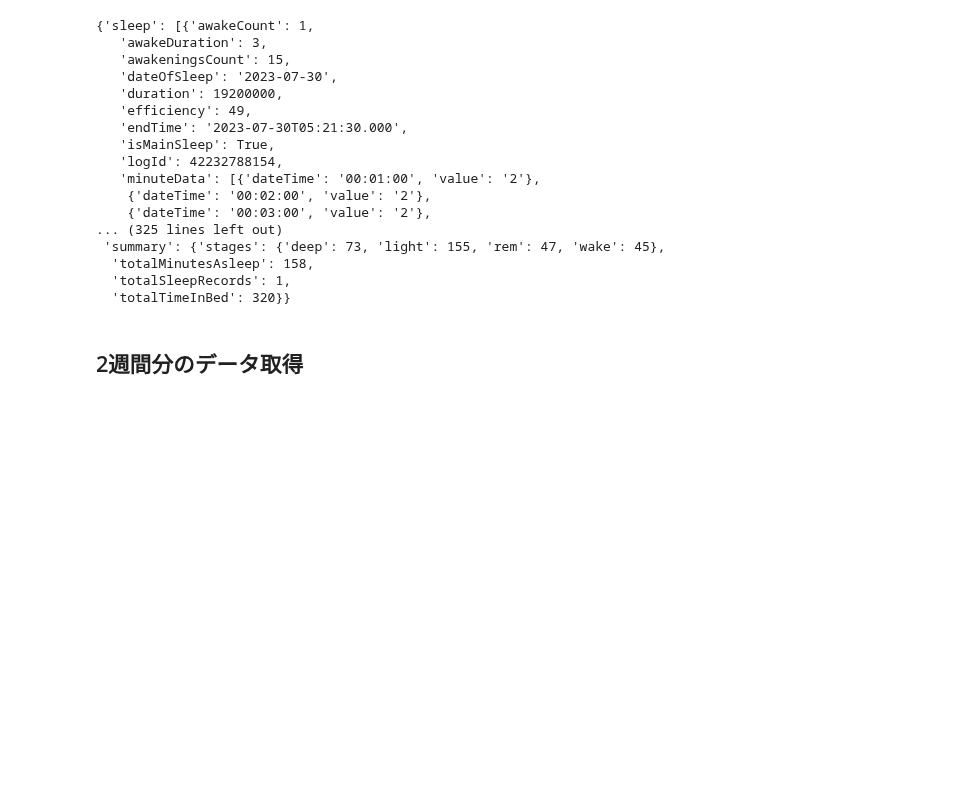
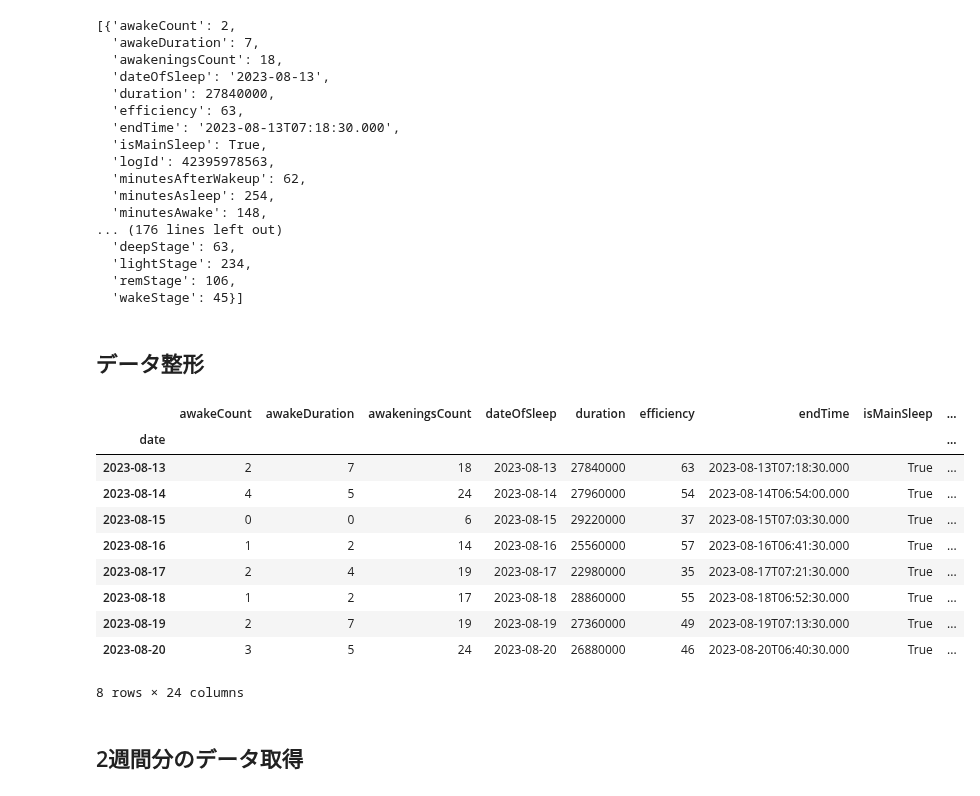
Before and after one commit to tsu-nera/dailybuild, a Jupyter notebook: notes/test.ipynb, the cells around one changed output. Drawn from its saved outputs; the diff is of its cells as text; code cells hidden in the pictures; blank space fills up the shorter version.

```diff
--- a/notes/test.ipynb
+++ b/notes/test.ipynb
@@ -10 +14,8 @@ import matplotlib.dates as mdates
+# %%
+# tokenファイルを上書きする関数
+def update_token(token):
+    f = open(TOKEN_FILE, 'w')
+    f.write(str(token))
+    f.close()
+    return
 # %%
@@ -27 +36,16 @@ client = fitbit.Fitbit(client_id,
+# %%
+def json_to_row(data):
+    sleep = data['sleep'][0]
+    summary = data['summary']
+    stages = summary['stages']
+
+    sleep.pop('minuteData')
+    summary.pop('stages')
+
+    return {**sleep,
+            **summary,
+            "deepStage": stages['deep'],
+            "lightStage": stages['light'],
+            "remStage": stages['rem'],
+            "wakeStage": stages['wake']}
 # %%
@@ -32,20 +63,20 @@ sleep = client.get_sleep(date=start_date)
 # %%
-sleep
+sleep_data
 # %% [output]
-{'sleep': [{'awakeCount': 1,
-   'awakeDuration': 3,
-   'awakeningsCount': 15,
-   'dateOfSleep': '2023-07-30',
-   'duration': 19200000,
-   'efficiency': 49,
-   'endTime': '2023-07-30T05:21:30.000',
-   'isMainSleep': True,
-   'logId': 42232788154,
-   'minuteData': [{'dateTime': '00:01:00', 'value': '2'},
-    {'dateTime': '00:02:00', 'value': '2'},
-    {'dateTime': '00:03:00', 'value': '2'},
-... (325 lines left out)
- 'summary': {'stages': {'deep': 73, 'light': 155, 'rem': 47, 'wake': 45},
-  'totalMinutesAsleep': 158,
-  'totalSleepRecords': 1,
-  'totalTimeInBed': 320}}
+[{'awakeCount': 2,
+  'awakeDuration': 7,
+  'awakeningsCount': 18,
+  'dateOfSleep': '2023-08-13',
+  'duration': 27840000,
+  'efficiency': 63,
+  'endTime': '2023-08-13T07:18:30.000',
+  'isMainSleep': True,
+  'logId': 42395978563,
+  'minutesAfterWakeup': 62,
+  'minutesAsleep': 254,
+  'minutesAwake': 148,
+... (176 lines left out)
+  'deepStage': 63,
+  'lightStage': 234,
+  'remStage': 106,
+  'wakeStage': 45}]
@@ -51,0 +87,21 @@ sleep
+# %% [markdown]
+## データ整形
+# %%
+df = pd.DataFrame(sleep_data)
+df['date'] = pd.to_datetime(df['dateOfSleep'])
+
+# 'date'カラムをインデックスとして設定
+df.set_index('date', inplace=True)
+df
+# %% [output]
+|  | awakeCount | awakeDuration | awakeningsCount | dateOfSleep | duration | efficiency | endTime | isMainSleep | ... |
+| date |  |  |  |  |  |  |  |  | ... |
+| 2023-08-13 | 2 | 7 | 18 | 2023-08-13 | 27840000 | 63 | 2023-08-13T07:18:30.000 | True | ... |
+| 2023-08-14 | 4 | 5 | 24 | 2023-08-14 | 27960000 | 54 | 2023-08-14T06:54:00.000 | True | ... |
+| 2023-08-15 | 0 | 0 | 6 | 2023-08-15 | 29220000 | 37 | 2023-08-15T07:03:30.000 | True | ... |
+| 2023-08-16 | 1 | 2 | 14 | 2023-08-16 | 25560000 | 57 | 2023-08-16T06:41:30.000 | True | ... |
+| 2023-08-17 | 2 | 4 | 19 | 2023-08-17 | 22980000 | 35 | 2023-08-17T07:21:30.000 | True | ... |
+| 2023-08-18 | 1 | 2 | 17 | 2023-08-18 | 28860000 | 55 | 2023-08-18T06:52:30.000 | True | ... |
+| 2023-08-19 | 2 | 7 | 19 | 2023-08-19 | 27360000 | 49 | 2023-08-19T07:13:30.000 | True | ... |
+| 2023-08-20 | 3 | 5 | 24 | 2023-08-20 | 26880000 | 46 | 2023-08-20T06:40:30.000 | True | ... |
+8 rows × 24 columns
```
Also changed, not shown: parts of 11 cells of this notebook, 5 other files.
